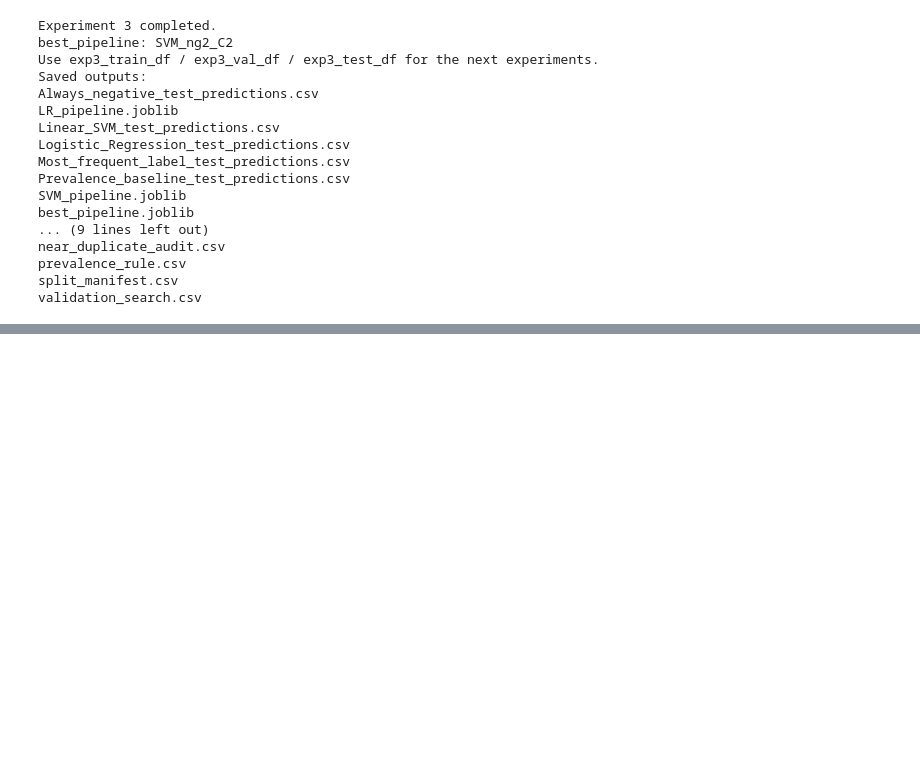
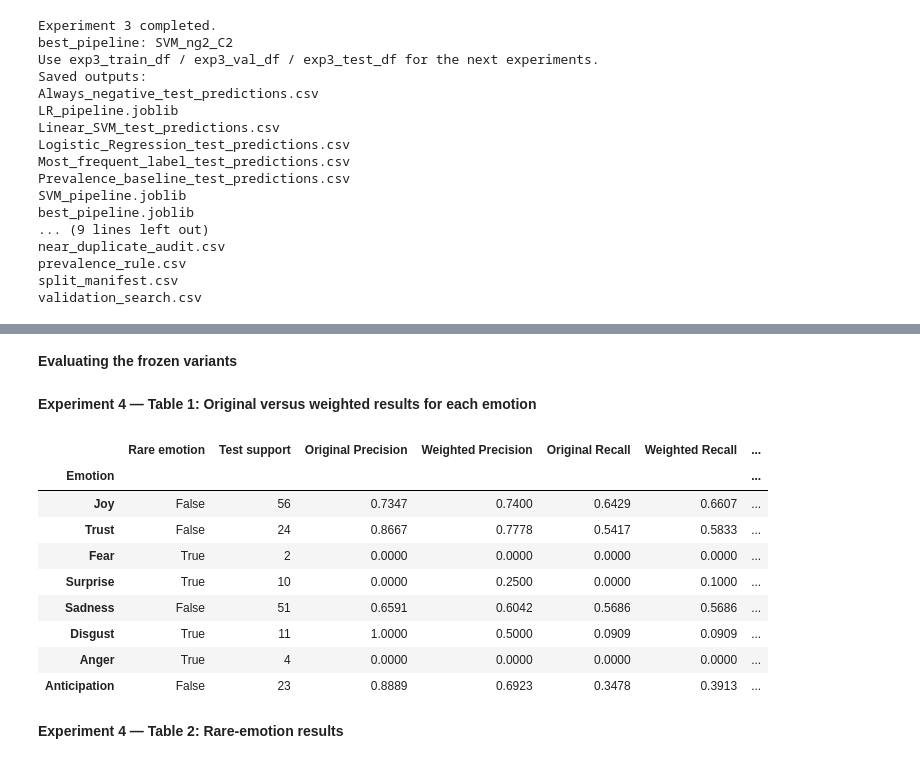
Before and after one commit to tiramisuuuuuuu/CMPE-252-Final-Project, a Jupyter notebook: Emotion_Classification_Project.ipynb, the cells around one changed output, grey strips where cells are left out. Cells and saved outputs as stored; diff of their text form; code cells hidden in the pictures; blank space fills up the shorter version.

```diff
--- a/Emotion_Classification_Project.ipynb
+++ b/Emotion_Classification_Project.ipynb
@@ -2752,0 +2916,40 @@ validation_search.csv
+# %% [markdown]
+**Evaluating the frozen variants**
+# %%
+def exp4_evaluate(original_pipeline,weighted_pipeline,test,experiment3_dir,output_dir,choice):
+    """Score both frozen variants; never select from the test results."""
+    exp3=Path(experiment3_dir);out=Path(output_dir);exp4_check_cohort(test,'test',exp3)
+    frozen=out/'frozen_selection.json'
+    if json.loads(frozen.read_text())!=choice:raise ValueError('Freeze the validation choice first.')
+    before=hashlib.sha256(frozen.read_bytes()).hexdigest()
+    metrics={};per_label={};predictions={}
+    for name,pipeline in [('Original (unweighted)',original_pipeline),('Class weighted (balanced)',weighted_pipeline)]:
+        start=time.perf_counter();prediction=pipeline.predict(test.sentence.astype(str));seconds=time.perf_counter()-start
+        predictions[name]=prediction;met,per=exp4_metrics(test[EXP4_EMOTIONS],prediction)
+        metrics[name]={**met,'Predict seconds':seconds};per_label[name]=per
+    # Reproduce the actual Experiment 3 winner's predictions, rather than changing baseline.
+    family='Linear_SVM' if isinstance(original_pipeline.steps[-1][1].estimator,LinearSVC) else 'Logistic_Regression'
+    saved=pd.read_csv(exp3/f'{family}_test_predictions.csv')
+    pd.testing.assert_frame_equal(saved[EXP4_KEYS].astype(str).reset_index(drop=True),test[EXP4_KEYS].astype(str).reset_index(drop=True))
+    np.testing.assert_array_equal(saved[EXP4_EMOTIONS].to_numpy(),predictions['Original (unweighted)'])
+    a,b=per_label['Original (unweighted)'],per_label['Class weighted (balanced)']
+    comparison=pd.DataFrame({'Rare emotion':[label in EXP4_RARE for label in EXP4_EMOTIONS],
+        'Test support':a.Support,'Original Precision':a.Precision,'Weighted Precision':b.Precision,
+        'Original Recall':a.Recall,'Weighted Recall':b.Recall,'Original F1':a.F1,'Weighted F1':b.F1,
+        'Precision change':b.Precision-a.Precision,'Recall change':b.Recall-a.Recall,'F1 change':b.F1-a.F1})
+    comparison.index.name='Emotion'
+    comparison['F1 outcome']=np.where(comparison['F1 change']>1e-12,'Improved',np.where(comparison['F1 change']< -1e-12,'Decreased','Unchanged'))
+    summary=pd.DataFrame(metrics).T;summary.index.name='Model'
+    comparison.to_csv(out/'comparison_all_emotions.csv')
+    comparison.loc[EXP4_RARE].to_csv(out/'comparison_rare_emotions.csv')
+    summary.to_csv(out/'comparison_overall.csv')
+    for name,prediction in predictions.items():
+        export=test[EXP4_KEYS].copy();export[EXP4_EMOTIONS]=prediction
+        export.to_csv(out/('unweighted_test_predictions.csv' if name.startswith('Original') else 'weighted_test_predictions.csv'),index=False)
+    errors=test[EXP4_KEYS+['sentence']].copy()
+    y=test[EXP4_EMOTIONS].to_numpy();base=predictions['Original (unweighted)'];weighted=predictions['Class weighted (balanced)']
+    errors['Original wrong labels']=(y!=base).sum(1);errors['Weighted wrong labels']=(y!=weighted).sum(1)
+    errors['Wrong-label reduction']=errors['Original wrong labels']-errors['Weighted wrong labels']
+    errors.to_csv(out/'per_sentence_changes.csv',index=False)
+    assert hashlib.sha256(frozen.read_bytes()).hexdigest()==before
+    return comparison,summary,predictions
@@ -2752,0 +2961,17 @@ validation_search.csv
+# %% [markdown]
+**Experiment 4 — Table 1: Original versus weighted results for each emotion**
+# %%
+display(exp4_comparison.round(4))
+# %% [output]
+|  | Rare emotion | Test support | Original Precision | Weighted Precision | Original Recall | Weighted Recall | ... |
+| Emotion |  |  |  |  |  |  | ... |
+| Joy | False | 56 | 0.7347 | 0.7400 | 0.6429 | 0.6607 | ... |
+| Trust | False | 24 | 0.8667 | 0.7778 | 0.5417 | 0.5833 | ... |
+| Fear | True | 2 | 0.0000 | 0.0000 | 0.0000 | 0.0000 | ... |
+| Surprise | True | 10 | 0.0000 | 0.2500 | 0.0000 | 0.1000 | ... |
+| Sadness | False | 51 | 0.6591 | 0.6042 | 0.5686 | 0.5686 | ... |
+| Disgust | True | 11 | 1.0000 | 0.5000 | 0.0909 | 0.0909 | ... |
+| Anger | True | 4 | 0.0000 | 0.0000 | 0.0000 | 0.0000 | ... |
+| Anticipation | False | 23 | 0.8889 | 0.6923 | 0.3478 | 0.3913 | ... |
+# %% [markdown]
+**Experiment 4 — Table 2: Rare-emotion results**
```
Also changed, not shown: parts of 49 cells of this notebook.
